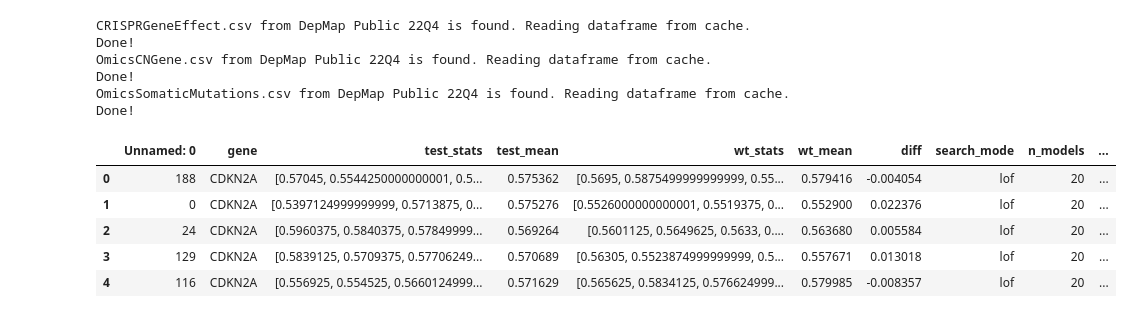
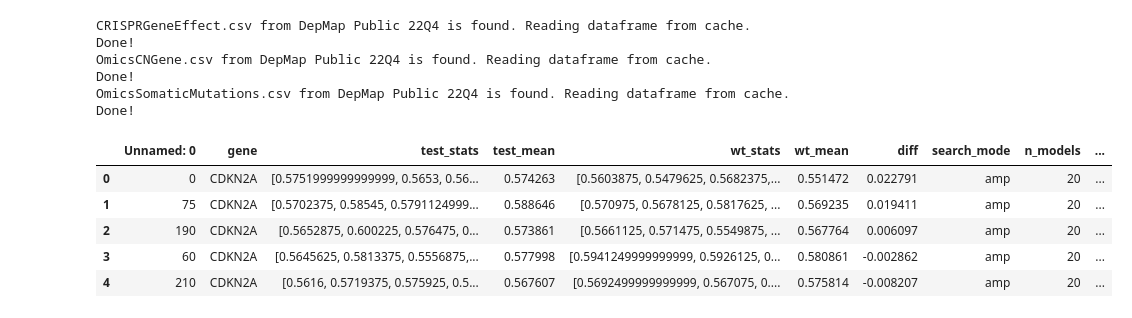
Before and after one commit to anderseng/proxbias, a Jupyter notebook: proxbias/notebooks/DepMap_Driver_Scan_Miscalibration.ipynb, the cells around one changed output. Cells and saved outputs as stored; diff of their text form; code cells hidden in the pictures.

```diff
--- a/proxbias/notebooks/DepMap_Driver_Scan_Miscalibration.ipynb
+++ b/proxbias/notebooks/DepMap_Driver_Scan_Miscalibration.ipynb
@@ -30,15 +30,15 @@ Done!
 OmicsSomaticMutations.csv from DepMap Public 22Q4 is found. Reading dataframe from cache.
 Done!
 # %%
-permuted_null=pd.read_csv("p53_lof_permuted_null_LOF_genes_50shuff.txt", sep="\t")
+permuted_null=pd.read_csv("p53_lof_permuted_null_AMP_genes.txt", sep="\t")
 permuted_null.head()
 # %% [output]
 |  | Unnamed: 0 | gene | test_stats | test_mean | wt_stats | wt_mean | diff | search_mode | n_models | ... |
-| 0 | 188 | CDKN2A | [0.57045, 0.5544250000000001, 0.5... | 0.575362 | [0.5695, 0.5875499999999999, 0.55... | 0.579416 | -0.004054 | lof | 20 | ... |
-| 1 | 0 | CDKN2A | [0.5397124999999999, 0.5713875, 0... | 0.575276 | [0.5526000000000001, 0.5519375, 0... | 0.552900 | 0.022376 | lof | 20 | ... |
-| 2 | 24 | CDKN2A | [0.5960375, 0.5840375, 0.57849999... | 0.569264 | [0.5601125, 0.5649625, 0.5633, 0.... | 0.563680 | 0.005584 | lof | 20 | ... |
-| 3 | 129 | CDKN2A | [0.5839125, 0.5709375, 0.57706249... | 0.570689 | [0.56305, 0.5523874999999999, 0.5... | 0.557671 | 0.013018 | lof | 20 | ... |
-| 4 | 116 | CDKN2A | [0.556925, 0.554525, 0.5660124999... | 0.571629 | [0.565625, 0.5834125, 0.576624999... | 0.579985 | -0.008357 | lof | 20 | ... |
+| 0 | 0 | CDKN2A | [0.5751999999999999, 0.5653, 0.56... | 0.574263 | [0.5603875, 0.5479625, 0.5682375,... | 0.551472 | 0.022791 | amp | 20 | ... |
+| 1 | 75 | CDKN2A | [0.5702375, 0.58545, 0.5791124999... | 0.588646 | [0.570975, 0.5678125, 0.5817625, ... | 0.569235 | 0.019411 | amp | 20 | ... |
+| 2 | 190 | CDKN2A | [0.5652875, 0.600225, 0.576475, 0... | 0.573861 | [0.5661125, 0.571475, 0.5549875, ... | 0.567764 | 0.006097 | amp | 20 | ... |
+| 3 | 60 | CDKN2A | [0.5645625, 0.5813375, 0.5556875,... | 0.577998 | [0.5941249999999999, 0.5926125, 0... | 0.580861 | -0.002862 | amp | 20 | ... |
+| 4 | 210 | CDKN2A | [0.5616, 0.5719375, 0.575925, 0.5... | 0.567607 | [0.5692499999999999, 0.567075, 0.... | 0.575814 | -0.008207 | amp | 20 | ... |
 # %%
 #write a function that adds empirical p-values to the dataframe
 def calculate_empirical_p_value(df, diff_col='diff', result_type_col='result_type', gene_col='gene', null_type='empirical_null'):
```
Also changed, not shown: parts of 3 cells of this notebook, 1 other file.
